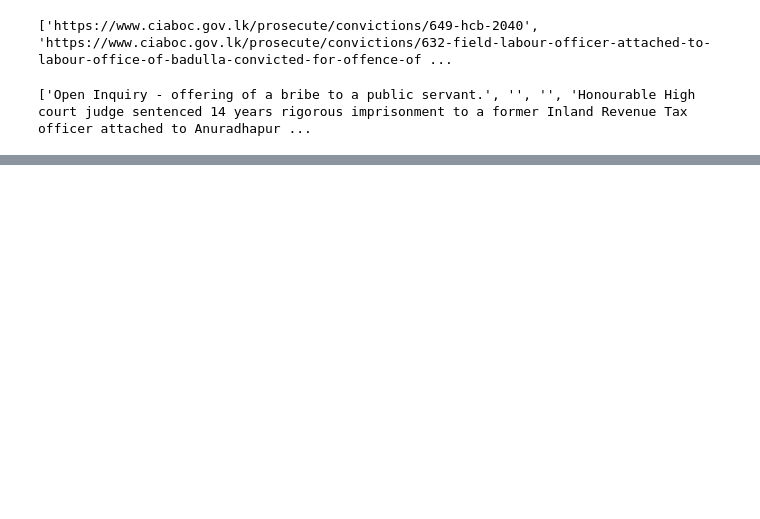
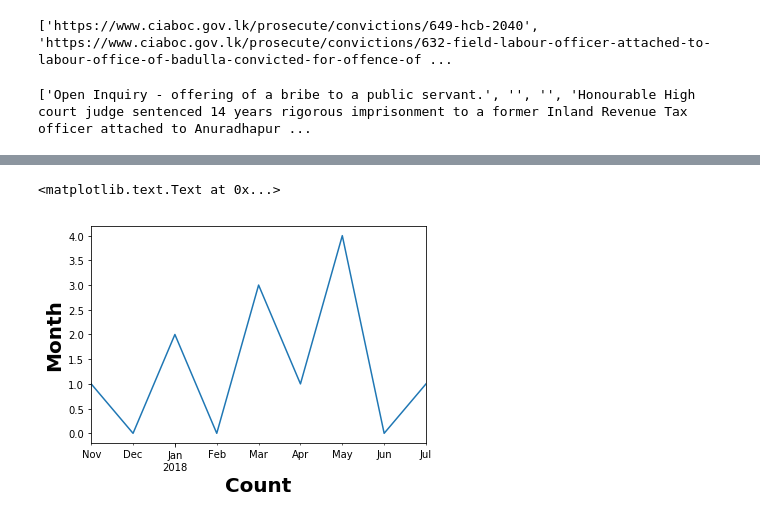
Before and after one commit to MERLCenter/2018-Archive, a Jupyter notebook: Web Scraping Demo/MERL Tech Demo_ Scraping Conviction Data for an Indicator.ipynb, the cells around one changed output, grey strips where cells are left out. Cells and saved outputs as stored; diff of their text form; code cells hidden in the pictures; blank space fills up the shorter version.

Commit message:
added some comments, cleaned up data, and added a graph

```diff
--- a/Web Scraping Demo/MERL Tech Demo_ Scraping Conviction Data for an Indicator.ipynb
+++ b/Web Scraping Demo/MERL Tech Demo_ Scraping Conviction Data for an Indicator.ipynb
@@ -100,0 +98,6 @@ convictions_df
+# %%
+#Clean the title and date data
+convictions_df = convictions_df.replace(r'\n',' ', regex=True)
+convictions_df = convictions_df.replace(r'\t',' ', regex=True)
+
+convictions_df
@@ -100,0 +118,7 @@ convictions_df
+# %%
+import datetime
+
+#(2) build a time-series table of convictions per month
+convictions_df['date'] =  pd.to_datetime(convictions_df['date'])
+convictions_ts_month = convictions_df.set_index('date').resample('MS').size()
+convictions_ts_month
@@ -100,0 +137,14 @@ convictions_df
+# %%
+%matplotlib inline
+
+import matplotlib.pyplot as plt
+
+#(3) build a time-series chart of convictions per month
+convictions_ts_month.plot(kind="line")
+plt.xlabel('Count',fontsize=20, fontweight='bold')
+plt.ylabel('Month',fontsize=20, fontweight='bold')
+
+#convictions_ts_month.plot()
+# %% [output]
+<matplotlib.text.Text at 0x...>
+[figure, added]
```
Also changed, not shown: parts of 6 cells of this notebook.
